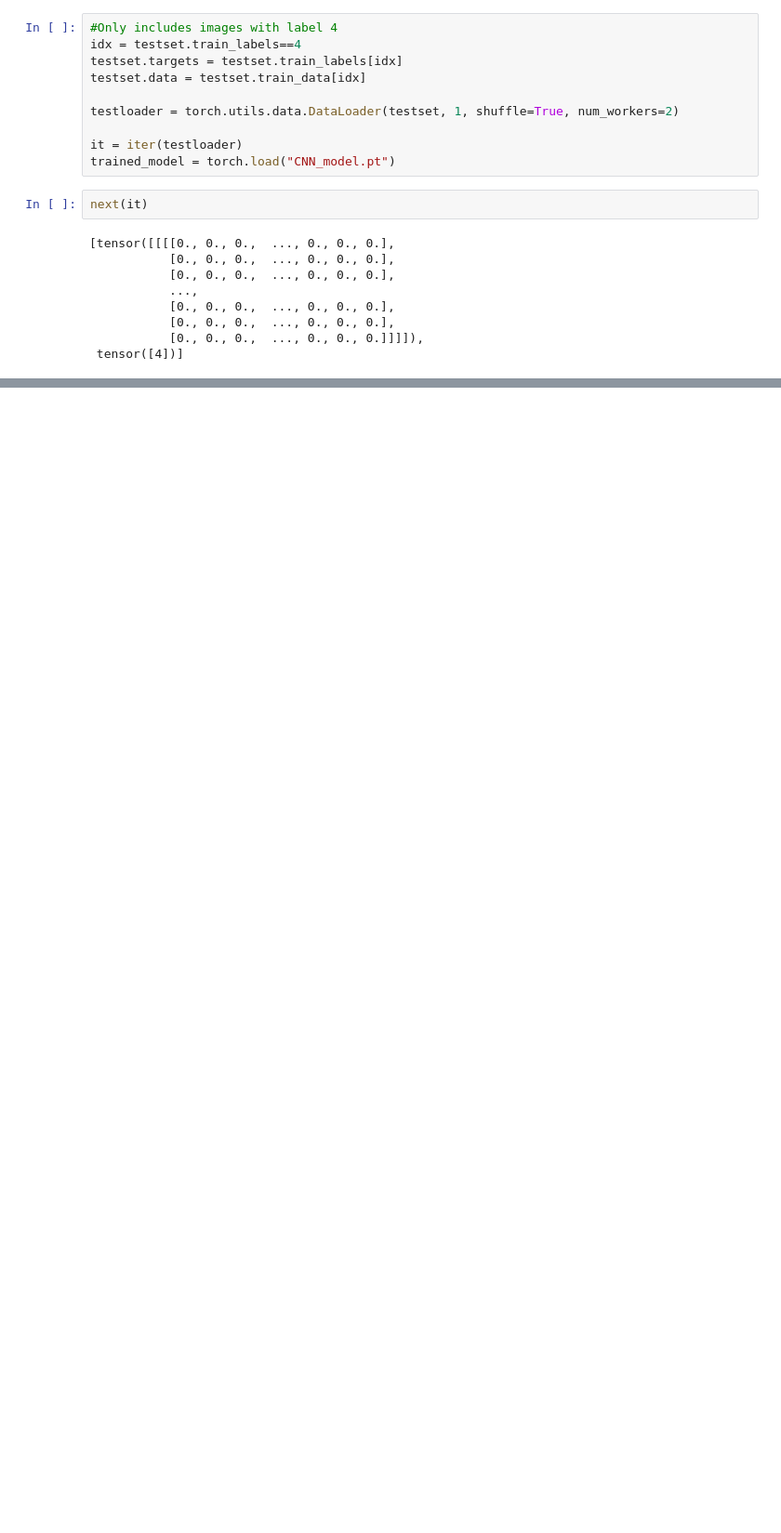
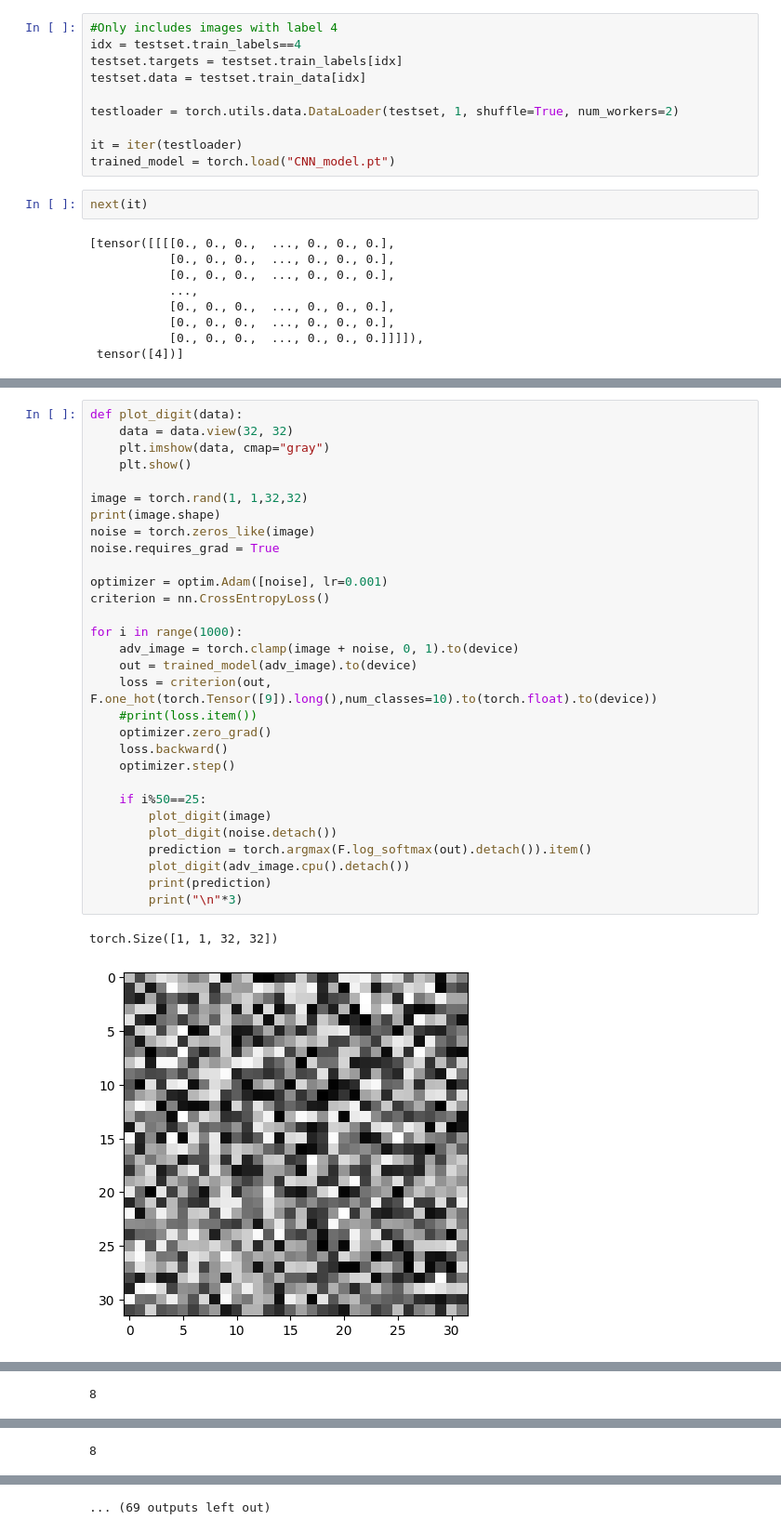
Before and after one commit to EkteMedium/Lab0_D7047E, a Jupyter notebook: Lab2/CNN1.1.ipynb, the cells around one changed output, grey strips where cells are left out. Shown at 93% size. Saved outputs shown, nothing was run; the diff lists cells and outputs as text; blank space fills up the shorter version.

```diff
--- a/Lab2/CNN1.1.ipynb
+++ b/Lab2/CNN1.1.ipynb
@@ -340,0 +341,33 @@ tensor(4, device='cuda:0')
+# %%
+def plot_digit(data):
+    data = data.view(32, 32)
+    plt.imshow(data, cmap="gray")
+    plt.show()
+
+image = torch.rand(1, 1,32,32)
+print(image.shape)
+noise = torch.zeros_like(image)
+noise.requires_grad = True
+
+optimizer = optim.Adam([noise], lr=0.001)
+criterion = nn.CrossEntropyLoss()
+
+for i in range(1000):
+    adv_image = torch.clamp(image + noise, 0, 1).to(device)
+    out = trained_model(adv_image).to(device)
+    loss = criterion(out, F.one_hot(torch.Tensor([9]).long(),num_classes=10).to(torch.float).to(device))
+    #print(loss.item())
+    optimizer.zero_grad()
+    loss.backward()
+    optimizer.step()
+
+    if i%50==25:
+        plot_digit(image)
+        plot_digit(noise.detach())
+        prediction = torch.argmax(F.log_softmax(out).detach()).item()
+        plot_digit(adv_image.cpu().detach())
+        print(prediction)
+        print("\n"*3)
+# %% [output]
+torch.Size([1, 1, 32, 32])
+[figure, added]
@@ -340,0 +376 @@ tensor(4, device='cuda:0')
+8
@@ -340,0 +380 @@ tensor(4, device='cuda:0')
+8
@@ -340,0 +384 @@ tensor(4, device='cuda:0')
+... (69 outputs left out)
```
Also changed, not shown: parts of 5 cells of this notebook, 5 other files.
